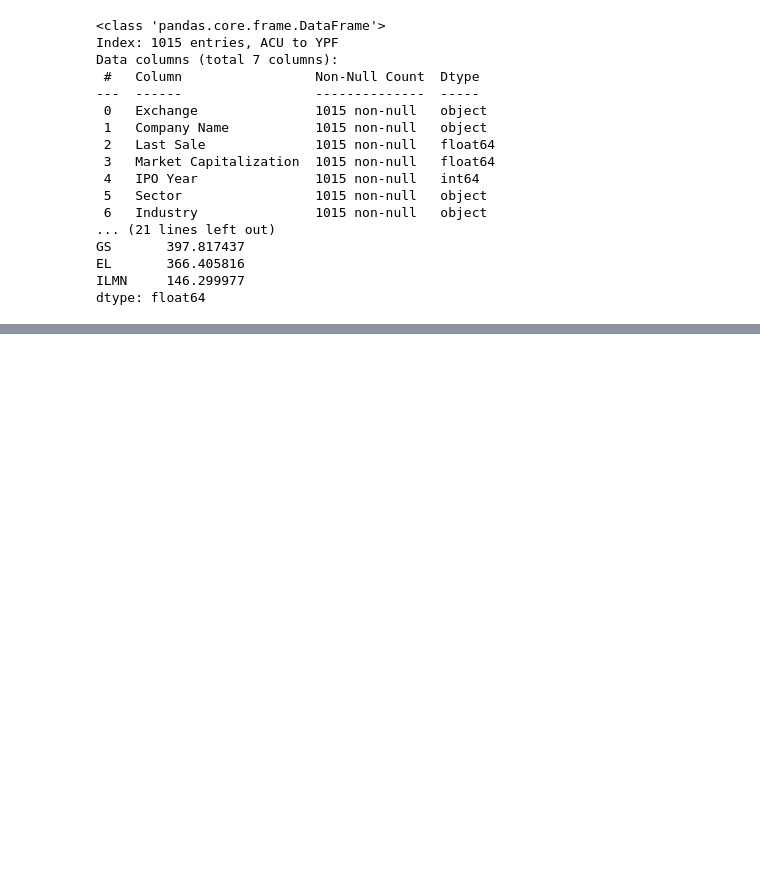
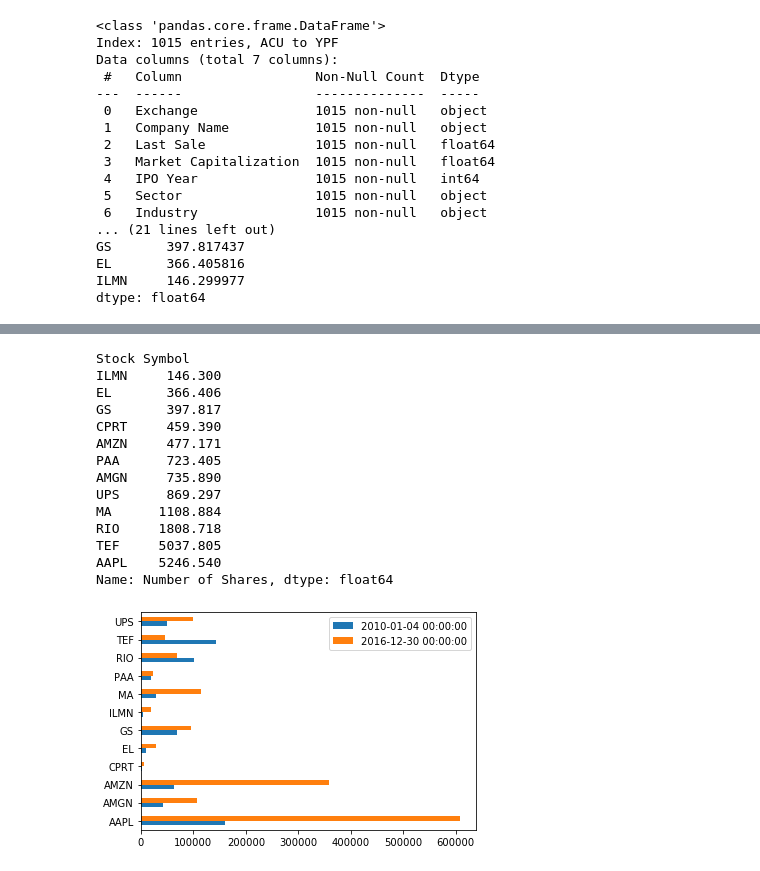
Before and after one commit to AI-MOO/Time_Series_Datacamp, a Jupyter notebook: 01_Manipulating_Time_Series_Data_in_Python/04_Putting_it_all_together_Building_a_value_weighted_index.ipynb, the cells around one changed output, grey strips where cells are left out. Drawn from its saved outputs; the diff is of its cells as text; code cells hidden in the pictures; blank space fills up the shorter version.

Commit message:
index price, number of shares, market value, performacne and benchmark, correlations.

```diff
--- a/01_Manipulating_Time_Series_Data_in_Python/04_Putting_it_all_together_Building_a_value_weighted_index.ipynb
+++ b/01_Manipulating_Time_Series_Data_in_Python/04_Putting_it_all_together_Building_a_value_weighted_index.ipynb
@@ -252,0 +266,34 @@ dtype: float64
+# %%
+# Select the number of shares
+components['Number of Shares'] = [1808.718, 146.300, 459.390, 366.406, 477.171, 723.405, 397.817, 735.890,  1108.884, 5037.805, 5246.540, 869.297]
+
+no_shares = components['Number of Shares']
+print(no_shares.sort_values(ascending=True))
+
+# Create the series of market cap per ticker
+market_cap = stock_prices * no_shares
+
+# Select first and last market cap here
+first_value = market_cap.iloc[0,:]
+last_value = market_cap.iloc[-1]
+
+
+# Concatenate and plot first and last market cap here
+pd.concat([first_value, last_value], axis=1).plot(kind='barh')
+plt.show()
+# %% [output]
+Stock Symbol
+ILMN     146.300
+EL       366.406
+GS       397.817
+CPRT     459.390
+AMZN     477.171
+PAA      723.405
+AMGN     735.890
+UPS      869.297
+MA      1108.884
+RIO     1808.718
+TEF     5037.805
+AAPL    5246.540
+Name: Number of Shares, dtype: float64
+[figure, added]
```
Also changed, not shown: parts of 17 cells of this notebook.
